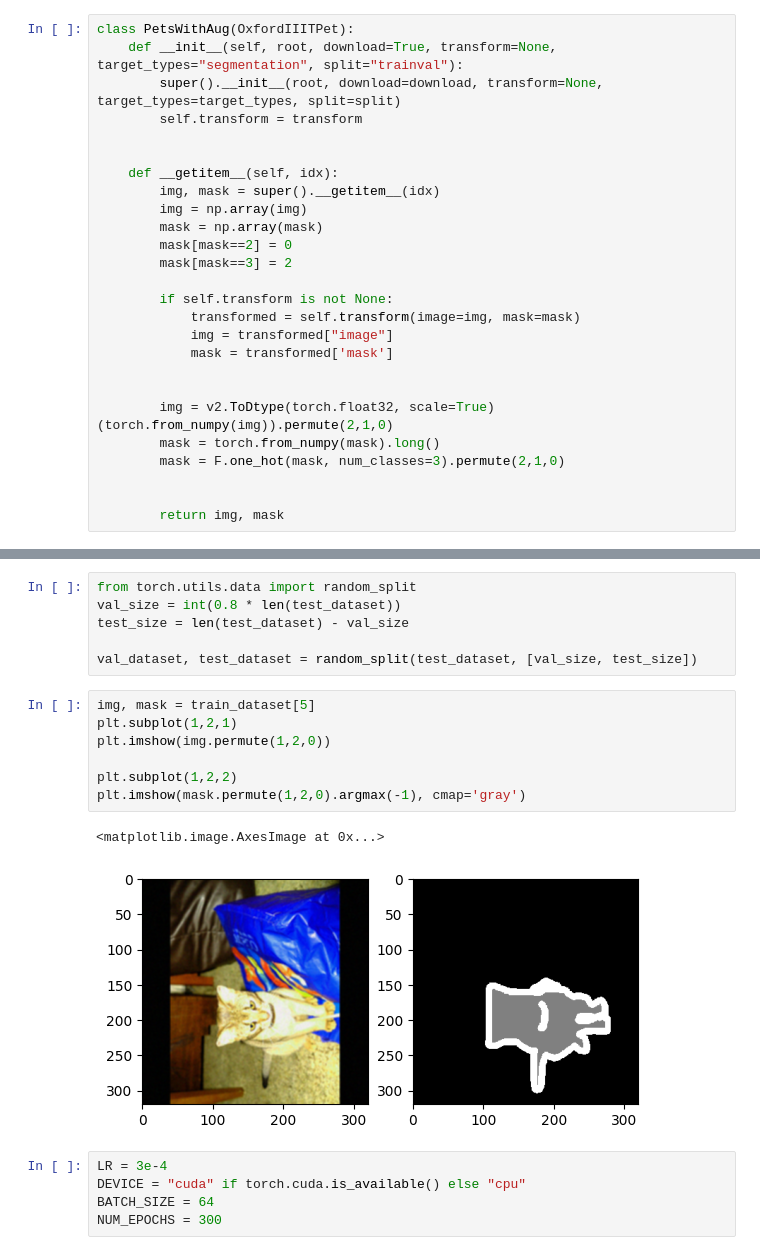
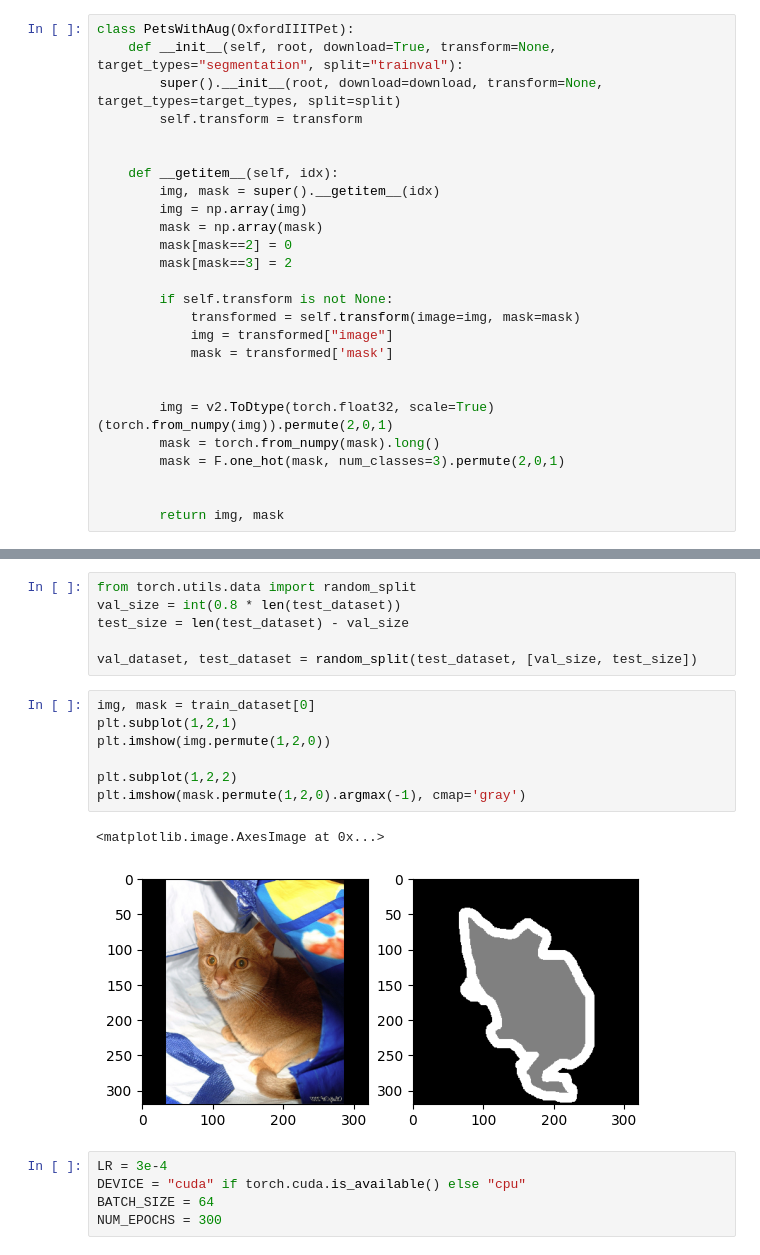
Before and after one commit to isayoften/Daniil-Suhoi-Portfolio, a Jupyter notebook: Courses projects/CV/Unet from scratch and new cool features/unet-from-scratch.ipynb, the cells around one changed output, grey strips where cells are left out. Saved outputs shown, nothing was run; the diff lists cells and outputs as text.

```diff
--- a/Courses projects/CV/Unet from scratch and new cool features/unet-from-scratch.ipynb
+++ b/Courses projects/CV/Unet from scratch and new cool features/unet-from-scratch.ipynb
@@ -105,9 +105,9 @@ class PetsWithAug(OxfordIIITPet):
             mask = transformed['mask']
 
 
-        img = v2.ToDtype(torch.float32, scale=True)(torch.from_numpy(img)).permute(2,1,0)
+        img = v2.ToDtype(torch.float32, scale=True)(torch.from_numpy(img)).permute(2,0,1)
         mask = torch.from_numpy(mask).long()
-        mask = F.one_hot(mask, num_classes=3).permute(2,1,0)
+        mask = F.one_hot(mask, num_classes=3).permute(2,0,1)
 
 
         return img, mask
@@ -148,15 +148,15 @@ test_size = len(test_dataset) - val_size
 
 val_dataset, test_dataset = random_split(test_dataset, [val_size, test_size])
 # %%
-img, mask = train_dataset[5]
+img, mask = train_dataset[0]
 plt.subplot(1,2,1)
 plt.imshow(img.permute(1,2,0))
 
 plt.subplot(1,2,2)
 plt.imshow(mask.permute(1,2,0).argmax(-1), cmap='gray')
 # %% [output]
 <matplotlib.image.AxesImage at 0x...>
-[figure, old version]
+[figure, new version]
 # %%
 LR = 3e-4
 DEVICE = "cuda" if torch.cuda.is_available() else "cpu"
```
Also changed, not shown: parts of 3 cells of this notebook.
